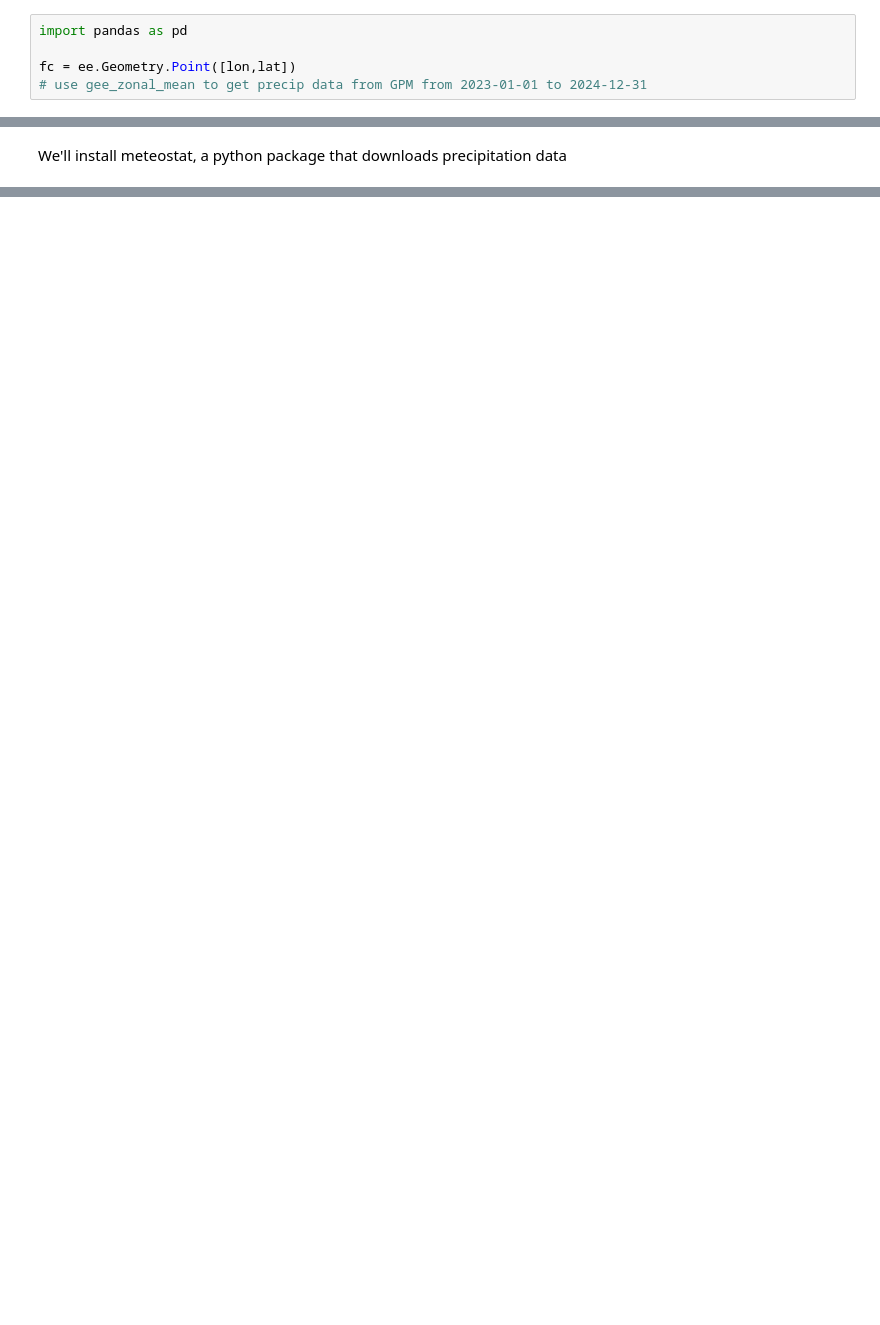
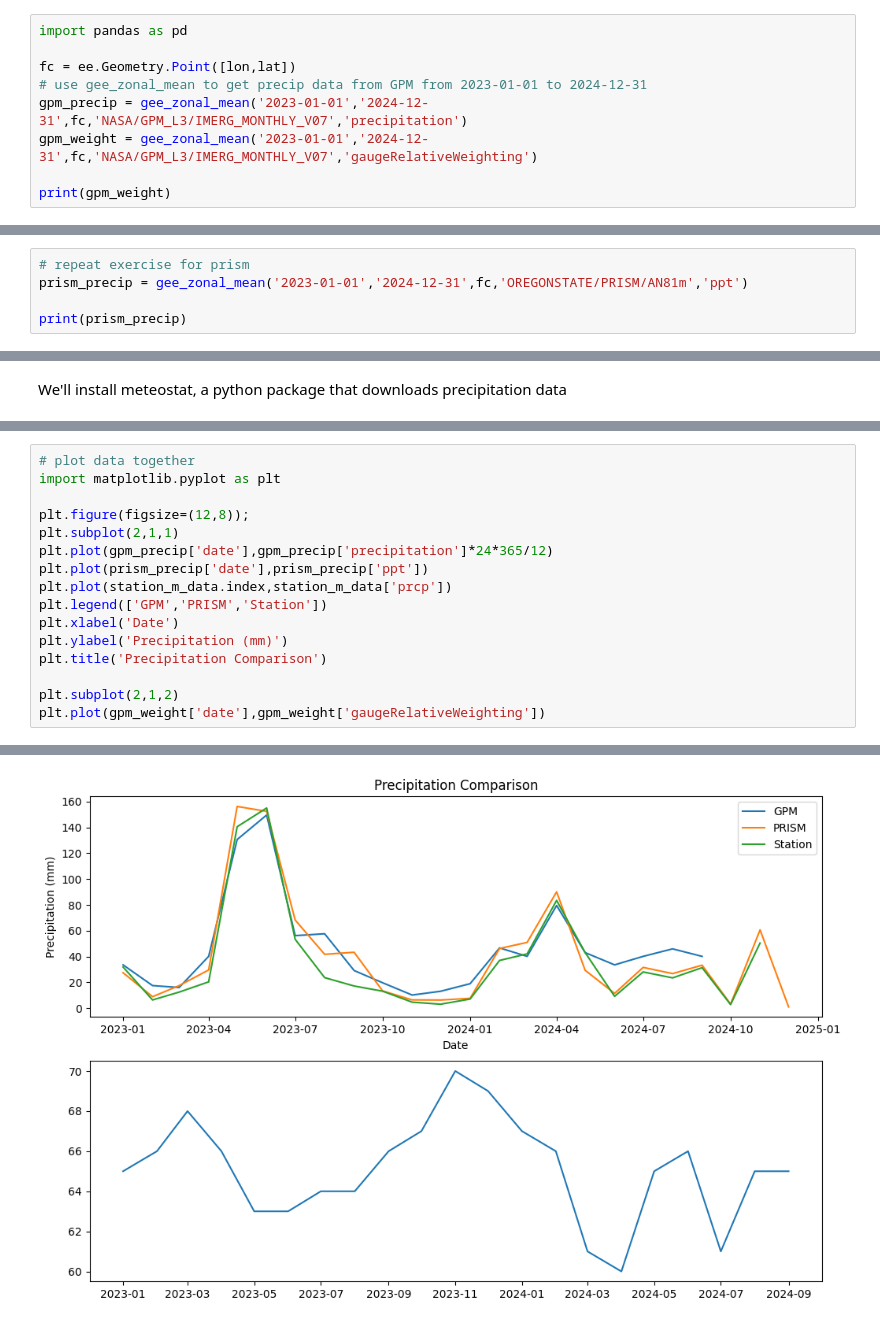
Before and after one commit to rg-smith/remote-sensing-hydro-2025, a Jupyter notebook: lectures/lecture3-PRISM-GPM.ipynb, the cells around one changed output, grey strips where cells are left out. Drawn from its saved outputs; the diff is of its cells as text; blank space fills up the shorter version.

```diff
--- a/lectures/lecture3-PRISM-GPM.ipynb
+++ b/lectures/lecture3-PRISM-GPM.ipynb
@@ -344,3 +354,7 @@ import pandas as pd
 
 fc = ee.Geometry.Point([lon,lat])
 # use gee_zonal_mean to get precip data from GPM from 2023-01-01 to 2024-12-31
+gpm_precip = gee_zonal_mean('2023-01-01','2024-12-31',fc,'NASA/GPM_L3/IMERG_MONTHLY_V07','precipitation')
+gpm_weight = gee_zonal_mean('2023-01-01','2024-12-31',fc,'NASA/GPM_L3/IMERG_MONTHLY_V07','gaugeRelativeWeighting')
+
+print(gpm_weight)
@@ -348,0 +379,5 @@ fc = ee.Geometry.Point([lon,lat])
+# %%
+# repeat exercise for prism
+prism_precip = gee_zonal_mean('2023-01-01','2024-12-31',fc,'OREGONSTATE/PRISM/AN81m','ppt')
+
+print(prism_precip)
@@ -363,0 +453,17 @@ print(station_m_data)
+# %%
+# plot data together
+import matplotlib.pyplot as plt
+
+plt.figure(figsize=(12,8));
+plt.subplot(2,1,1)
+plt.plot(gpm_precip['date'],gpm_precip['precipitation']*24*365/12)
+plt.plot(prism_precip['date'],prism_precip['ppt'])
+plt.plot(station_m_data.index,station_m_data['prcp'])
+plt.legend(['GPM','PRISM','Station'])
+plt.xlabel('Date')
+plt.ylabel('Precipitation (mm)')
+plt.title('Precipitation Comparison')
+
+plt.subplot(2,1,2)
+plt.plot(gpm_weight['date'],gpm_weight['gaugeRelativeWeighting'])
+# %% [output]
@@ -363,0 +471 @@ print(station_m_data)
+[figure, added]
```
Also changed, not shown: parts of 9 cells of this notebook.
